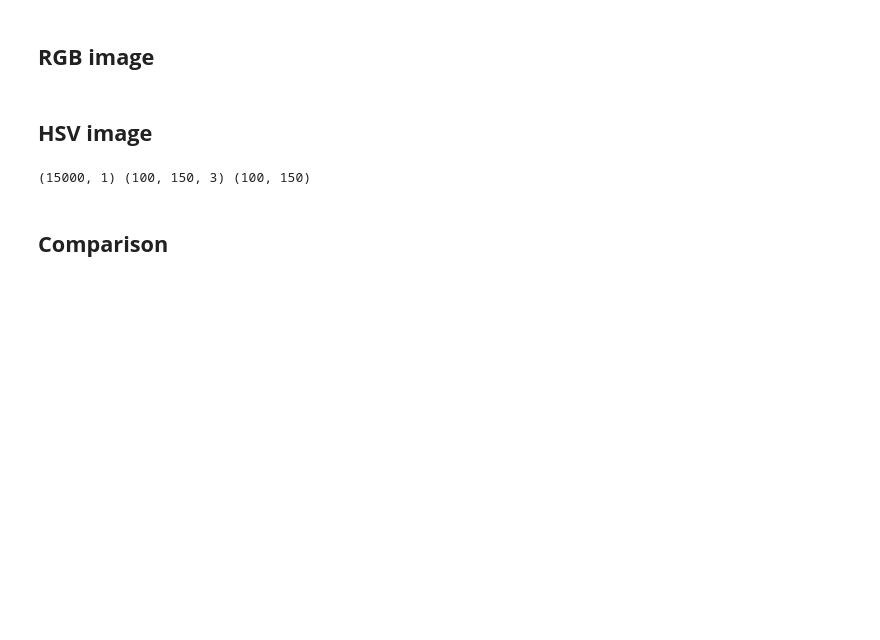
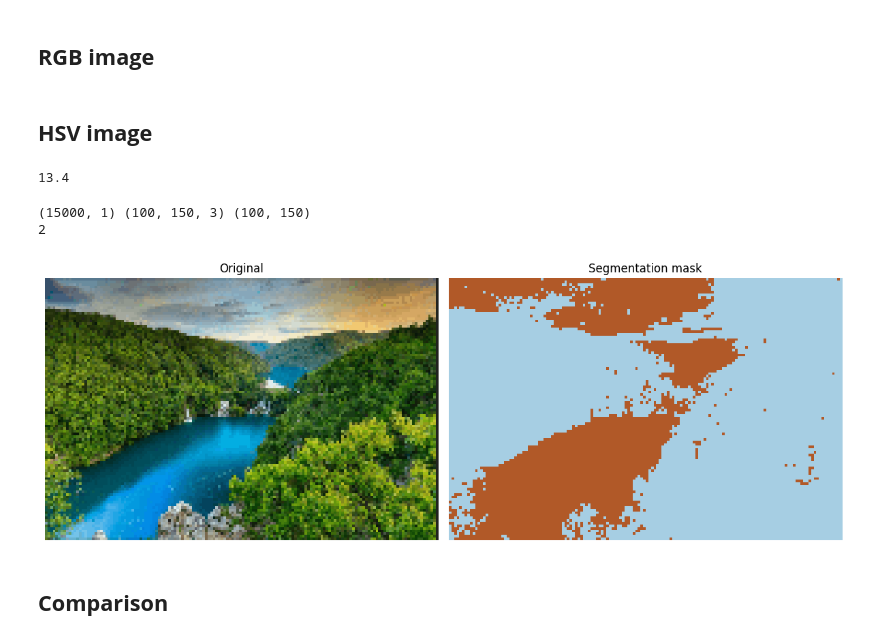
Before and after one commit to JhonDiazArango/machine_learning, a Jupyter notebook: Sem_06/Mean_Shift.ipynb, the cells around one changed output. Cells and saved outputs as stored; diff of their text form; code cells hidden in the pictures; blank space fills up the shorter version.

```diff
--- a/Sem_06/Mean_Shift.ipynb
+++ b/Sem_06/Mean_Shift.ipynb
@@ -77,8 +115,8 @@ plt.tight_layout()
 # %%
-vectorized_rgb = _
-vectorized_rgb = np.float32(vectorized_rgb)
+#vectorized_rgb = _
+#vectorized_rgb = np.float32(vectorized_rgb)
 
-vectorized_hsv = _
+vectorized_hsv = img_hsv[:, :, 0].reshape(-1, 1)
 vectorized_hsv = np.float32(vectorized_hsv)
 
-print(vectorized_rgb.shape, vectorized_hsv.shape)
+print(vectorized_hsv.shape) #vectorized_hsv.shape,
@@ -115,20 +155,28 @@ axes[2].imshow( _ ), axes[2].set_axis_off(), axes[2].set_title("Segmentation")
 plt.tight_layout()
 # %% [markdown]
 ## **HSV image**
+# %%
+abs(vectorized_hsv.min()- vectorized_hsv.max())*0.10
+# %% [output]
+13.4
 # %%
-ms = MeanShift(max_iter = 5).fit(vectorized_hsv)
+ms = MeanShift(bandwidth = 13,max_iter = 20).fit(vectorized_hsv)
 # %%
-clustered_hsv = _
-clustered_hsv = _
+clustered_hsv = ms.predict(vectorized_hsv)
+clustered_hsv = clustered_hsv.reshape(img_hsv.shape[:2])
 
 print(vectorized_hsv.shape, img_rgb.shape, clustered_hsv.shape)
+print(len(ms.cluster_centers_))
 # %% [output]
 (15000, 1) (100, 150, 3) (100, 150)
+2
 # %%
 _, axes = plt.subplots (1, 2, figsize = (12,5))
-axes[0].imshow( _ ), axes[0].set_axis_off(), axes[0].set_title("Original")
-axes[1].imshow( _ ), axes[1].set_axis_off(), axes[1].set_title("Segmentation mask")
+axes[0].imshow( img_rgb ), axes[0].set_axis_off(), axes[0].set_title("Original")
+axes[1].imshow( clustered_hsv, cmap='Paired' ), axes[1].set_axis_off(), axes[1].set_title("Segmentation mask")
 plt.tight_layout()
+# %% [output]
+[figure, added]
 # %%
 # disable only the cluster number 2 (turn the pixel into black)
 cluster = 1
```
Also changed, not shown: parts of 12 cells of this notebook.
